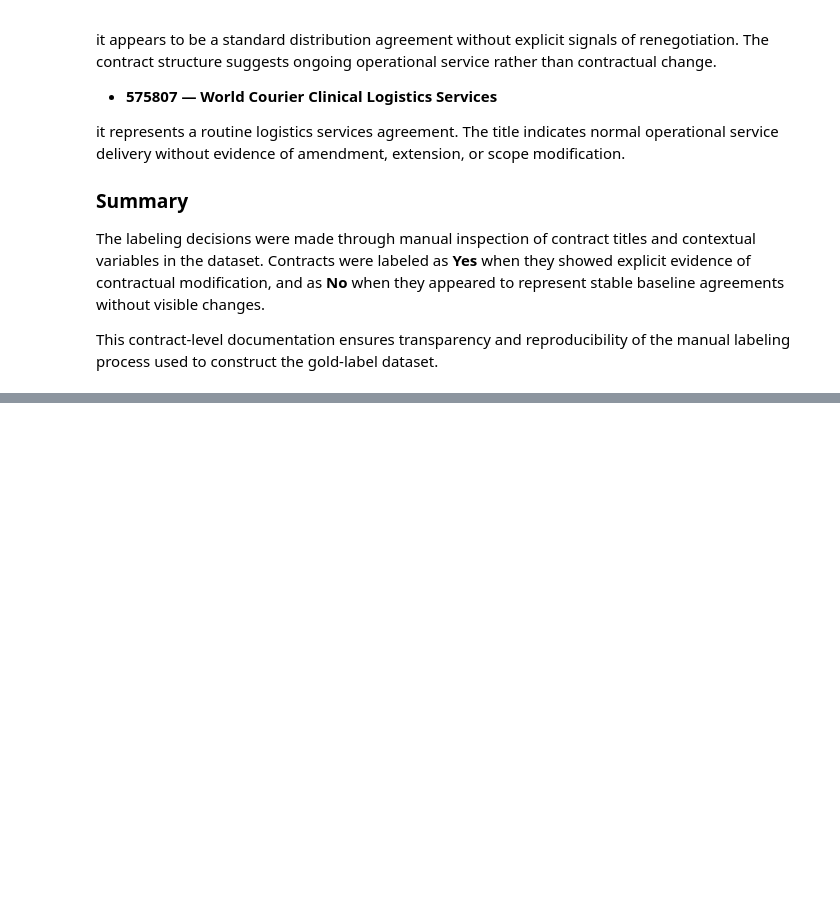
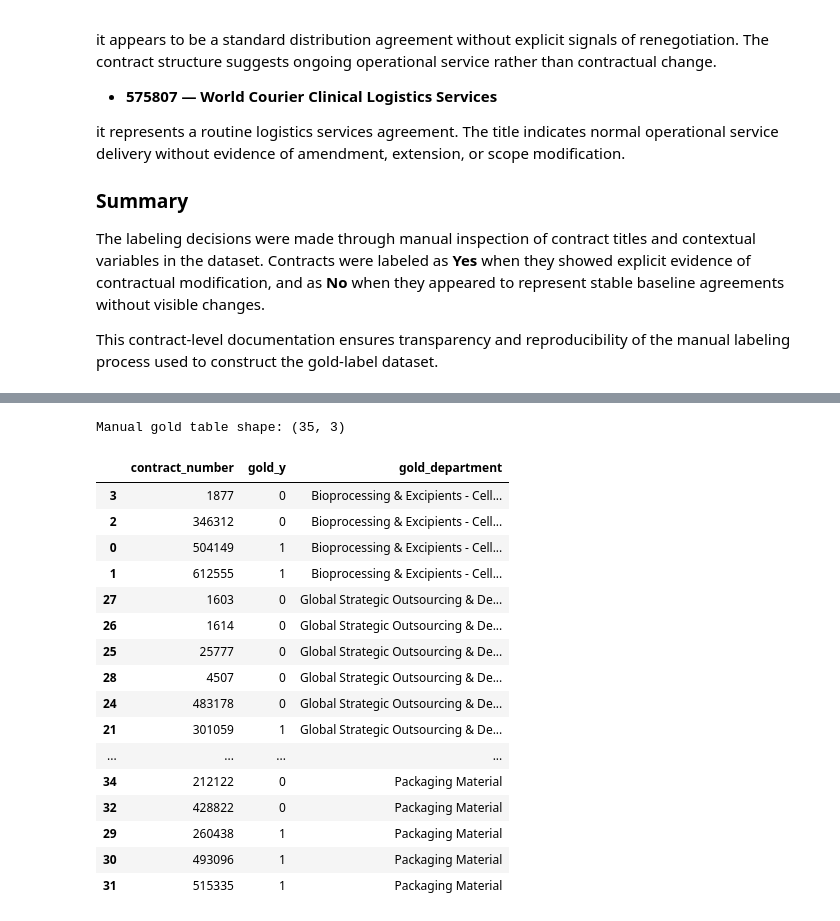
Before and after one commit to ThomasRoennebek/Signal_Fusion_with_Meta-learners-, a Jupyter notebook: notebooks/07_joining.ipynb, the cells around one changed output, grey strips where cells are left out. Saved outputs shown, nothing was run; the diff lists cells and outputs as text; code cells hidden in the pictures; blank space fills up the shorter version.

```diff
--- a/notebooks/07_joining.ipynb
+++ b/notebooks/07_joining.ipynb
@@ -1543,0 +1200,43 @@ Missing contracts: ['1877', '25777', '346312', '536319', '598142', '612555']
+# %%
+gold_contract_map = {
+    "Bioprocessing & Excipients - Cell Culture Media": {
+        "yes": [504149, 612555],
+        "no": [346312, 1877],
+    },
+    "Logistics": {
+        "yes": [192325, 541269, 587361, 470427, 456272, 550966, 508089],
+        "no": [536319, 598142, 505649, 515275, 340383, 432542, 575807],
+    },
+    "Global Strategic Outsourcing & Devices I Devices & Needles": {
+        "yes": [4822, 557, 565, 301059, 352237, 518137],
+        "no": [483178, 25777, 1614, 1603, 4507],
+    },
+    "Packaging Material": {
+        "yes": [260438, 493096, 515335],
+        "no": [428822, 1984, 212122],
+    },
+}
+
+df_gold_manual = build_manual_gold_table(gold_contract_map)
+
+print("Manual gold table shape:", df_gold_manual.shape)
+display(df_gold_manual.sort_values(["gold_department", "gold_y", "contract_number"]))
+# %% [output]
+Manual gold table shape: (35, 3)
+|  | contract_number | gold_y | gold_department |
+| 3 | 1877 | 0 | Bioprocessing & Excipients - Cell... |
+| 2 | 346312 | 0 | Bioprocessing & Excipients - Cell... |
+| 0 | 504149 | 1 | Bioprocessing & Excipients - Cell... |
+| 1 | 612555 | 1 | Bioprocessing & Excipients - Cell... |
+| 27 | 1603 | 0 | Global Strategic Outsourcing & De... |
+| 26 | 1614 | 0 | Global Strategic Outsourcing & De... |
+| 25 | 25777 | 0 | Global Strategic Outsourcing & De... |
+| 28 | 4507 | 0 | Global Strategic Outsourcing & De... |
+| 24 | 483178 | 0 | Global Strategic Outsourcing & De... |
+| 21 | 301059 | 1 | Global Strategic Outsourcing & De... |
+| ... | ... | ... | ... |
+| 34 | 212122 | 0 | Packaging Material |
+| 32 | 428822 | 0 | Packaging Material |
+| 29 | 260438 | 1 | Packaging Material |
+| 30 | 493096 | 1 | Packaging Material |
+| 31 | 515335 | 1 | Packaging Material |
```
Also changed, not shown: parts of 30 cells of this notebook, 28 other files.
